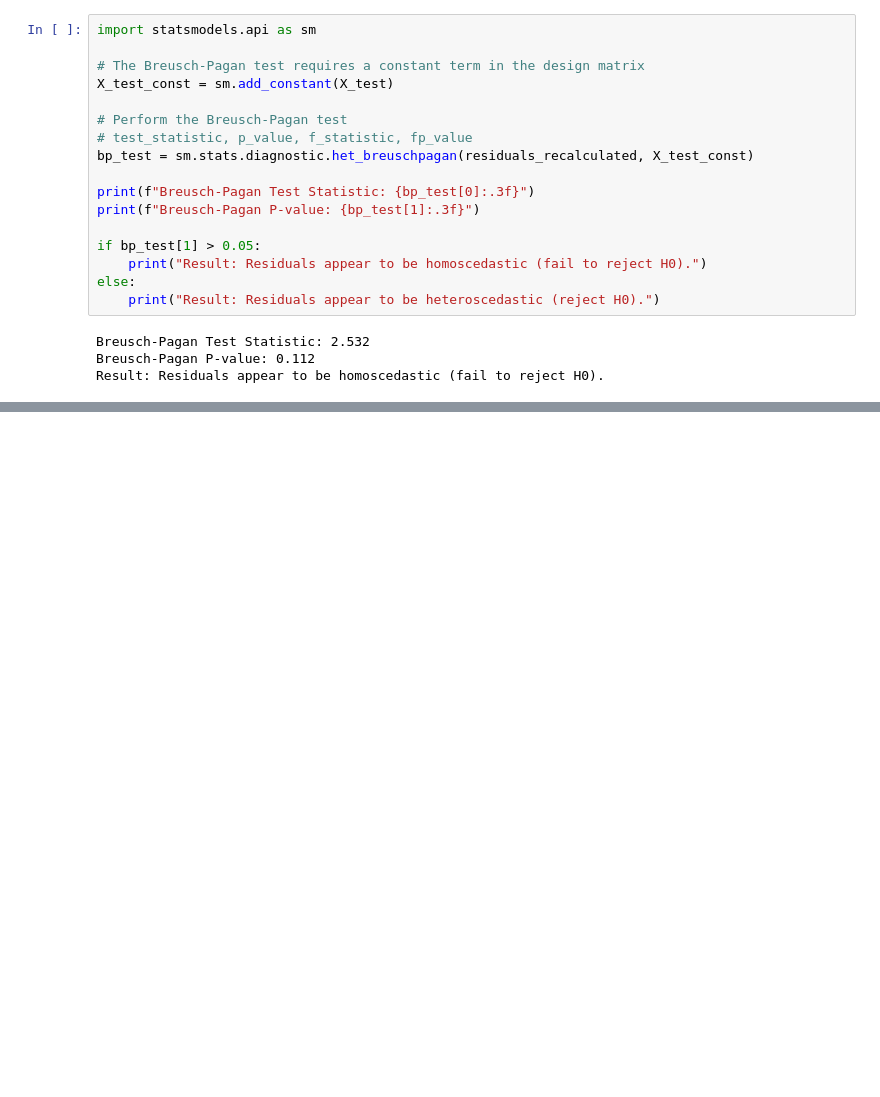
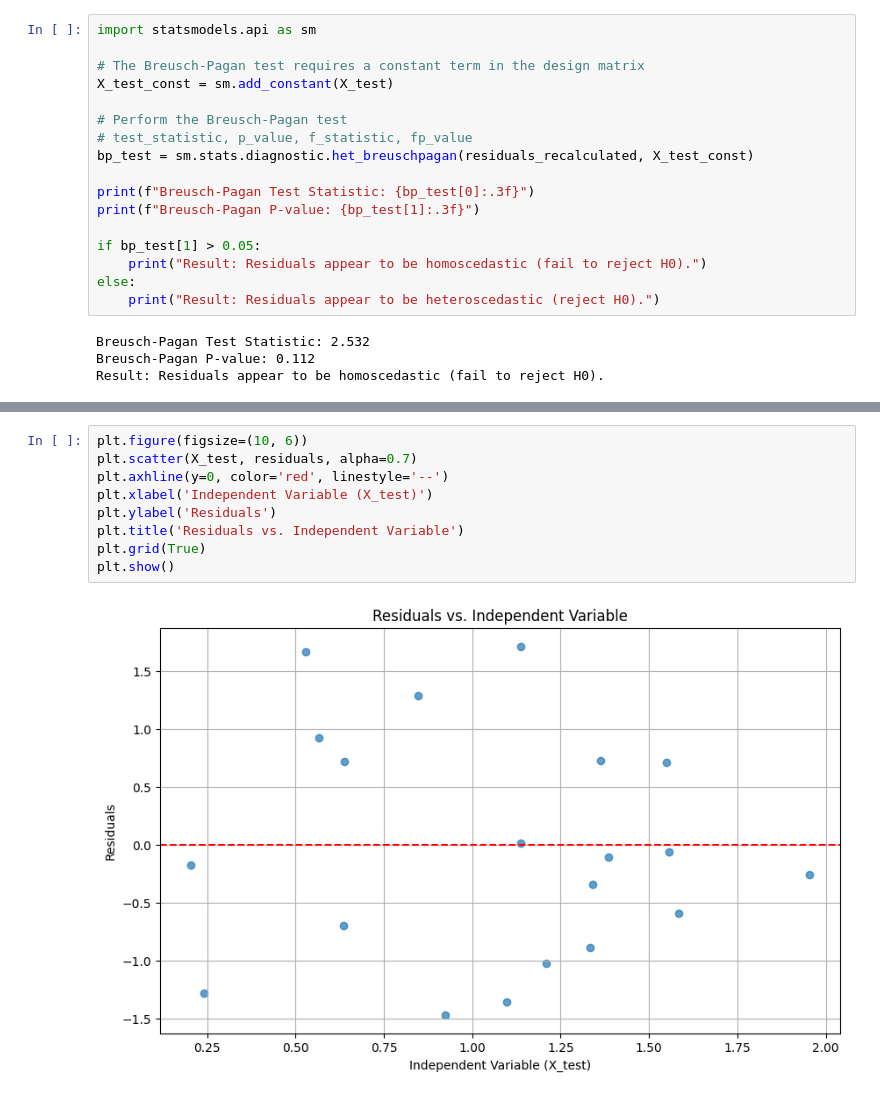
Before and after one commit to amit-sahu-a11y/ML_projects_for_practice, a Jupyter notebook: Untitled20.ipynb, the cells around one changed output, grey strips where cells are left out. Cells and saved outputs as stored; diff of their text form; blank space fills up the shorter version.

```diff
--- a/Untitled20.ipynb
+++ b/Untitled20.ipynb
@@ -196,0 +229,11 @@ Result: Residuals appear to be homoscedastic (fail to reject H0).
+# %%
+plt.figure(figsize=(10, 6))
+plt.scatter(X_test, residuals, alpha=0.7)
+plt.axhline(y=0, color='red', linestyle='--')
+plt.xlabel('Independent Variable (X_test)')
+plt.ylabel('Residuals')
+plt.title('Residuals vs. Independent Variable')
+plt.grid(True)
+plt.show()
+# %% [output]
+[figure, added]
```
Also changed, not shown: parts of 7 cells of this notebook.
